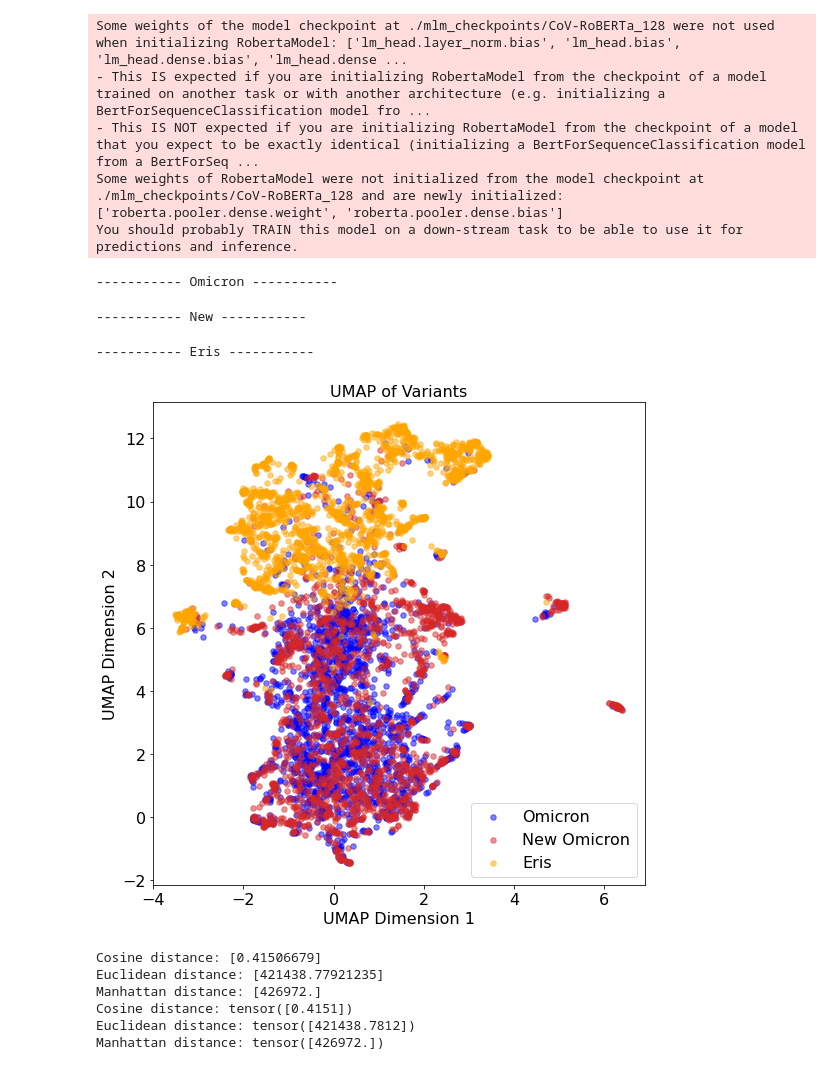
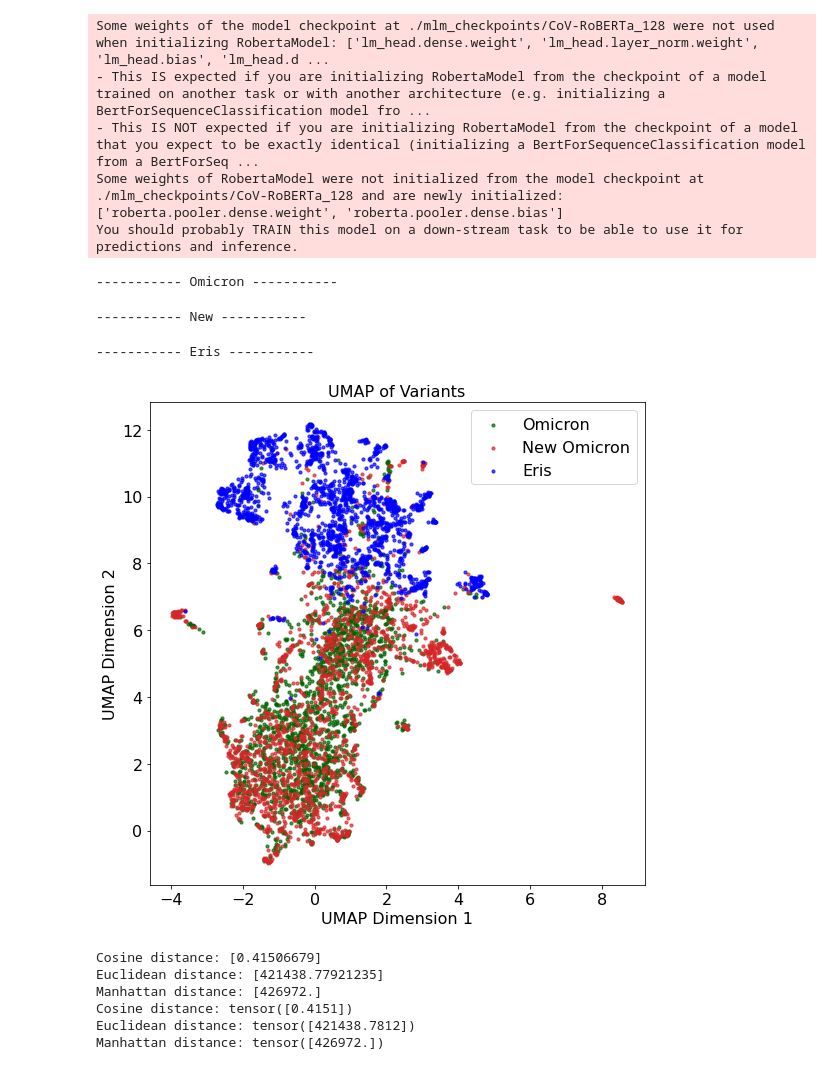
Before and after one commit to smtnkc/CoV-SNN, a Jupyter notebook: step10_plot_umap.ipynb, the cells around one changed output. Saved outputs shown, nothing was run; the diff lists cells and outputs as text; code cells hidden in the pictures.

```diff
--- a/step10_plot_umap.ipynb
+++ b/step10_plot_umap.ipynb
@@ -72,7 +72,7 @@ for variant in variants:
     indices = [i for i, label in enumerate(all_labels) if label == variant]
     # smaller dots
     plt.scatter(umap_embeddings[indices, 0], umap_embeddings[indices, 1], label=variant if variant != "New" else "New Omicron",
-                alpha=0.5, s=30, color=["tab:purple", "green", "tab:cyan", "tab:pink", "blue", "orange"][variants.index(variant)])
+                alpha=0.7, s=10, color=["tab:purple", "rebeccapurple", "slategrey", "lightgreen", "darkgreen", "blue"][variants.index(variant)])
 
 font_size = 16
 plt.rc('font', size=font_size)
@@ -144,7 +144,7 @@ for variant in variants:
     all_embeddings.extend(embeddings[variant])
     all_labels.extend([variant] * len(embeddings[variant]))
 # %% [output]
-Some weights of the model checkpoint at ./mlm_checkpoints/CoV-RoBERTa_128 were not used when initializing RobertaModel: ['lm_head.layer_norm.bias', 'lm_head.bias', 'lm_head.dense.bias', 'lm_head.dense ...
+Some weights of the model checkpoint at ./mlm_checkpoints/CoV-RoBERTa_128 were not used when initializing RobertaModel: ['lm_head.dense.weight', 'lm_head.layer_norm.weight', 'lm_head.bias', 'lm_head.d ...
 - This IS expected if you are initializing RobertaModel from the checkpoint of a model trained on another task or with another architecture (e.g. initializing a BertForSequenceClassification model fro ...
 - This IS NOT expected if you are initializing RobertaModel from the checkpoint of a model that you expect to be exactly identical (initializing a BertForSequenceClassification model from a BertForSeq ...
 Some weights of RobertaModel were not initialized from the model checkpoint at ./mlm_checkpoints/CoV-RoBERTa_128 and are newly initialized: ['roberta.pooler.dense.weight', 'roberta.pooler.dense.bias']
@@ -158,28 +158,28 @@ umap_embeddings_new = umap.UMAP().fit_transform(all_embeddings)
 # %%
 # Plot UMAP
 plt.figure(figsize=(8, 8))
 for variant in variants:
     indices = [i for i, label in enumerate(all_labels) if label == variant]
     plt.scatter(umap_embeddings_new[indices, 0], umap_embeddings_new[indices, 1], label=variant if variant != "New" else "New Omicron",
-                alpha=0.5, s=30, color=["blue", "tab:red", "orange"][variants.index(variant)])
+                alpha=0.7, s=10, color=["darkgreen", "tab:red", "blue"][variants.index(variant)])
 
 font_size = 16
 plt.rc('font', size=font_size)
 plt.rc('axes', titlesize=font_size)
 plt.rc('axes', labelsize=font_size)
 plt.rc('xtick', labelsize=font_size)
 plt.rc('ytick', labelsize=font_size)
 plt.rc('legend', fontsize=font_size)
 plt.rc('figure', titlesize=font_size)
 plt.legend()
 plt.title("UMAP of Variants")
 plt.xlabel("UMAP Dimension 1")
 plt.ylabel("UMAP Dimension 2")
 plt.tight_layout()
 plt.savefig("umap_variants_new.pdf")
 plt.show()
 # %% [output]
-[figure, old version]
+[figure, new version]
 # %%
 from sklearn.metrics.pairwise import paired_cosine_distances, paired_euclidean_distances, paired_manhattan_distances
 
```
Also changed, not shown: parts of 2 cells of this notebook, 12 other files.
